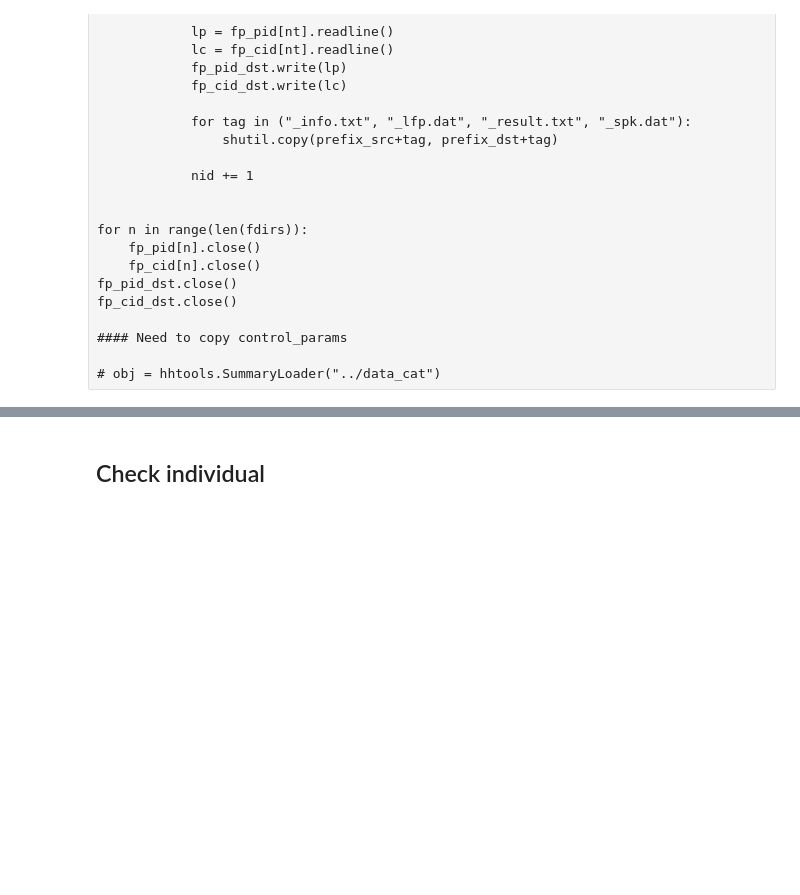
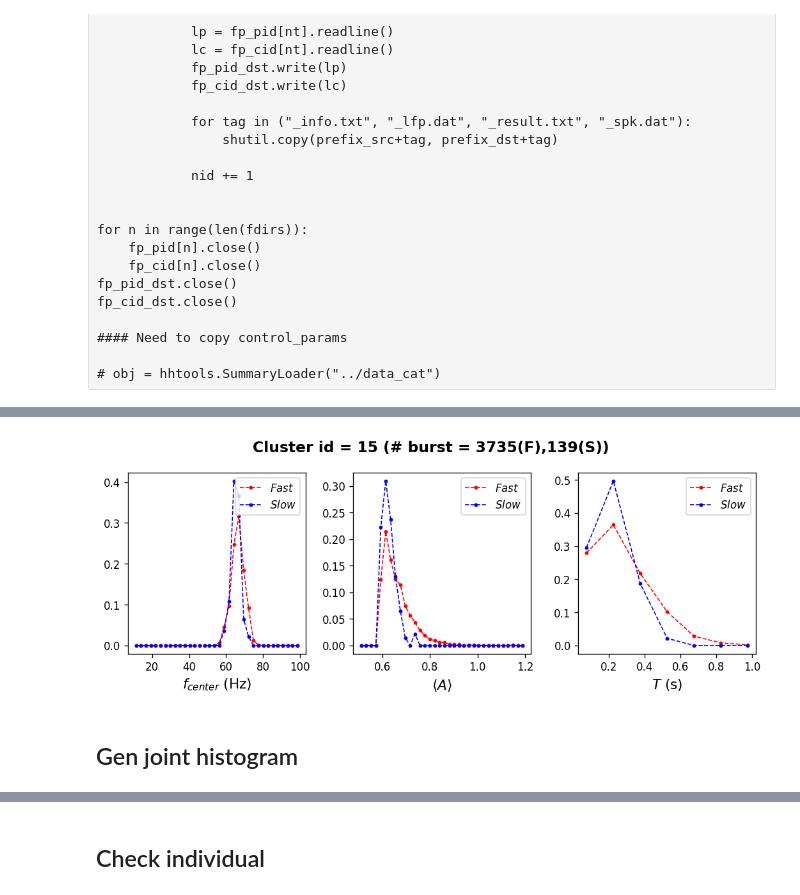
Before and after one commit to jyKim-97/hh_neuralnet, a Jupyter notebook: gen_three_pop_samples/multifreq_burst/burst_props.ipynb, the cells around one changed output, grey strips where cells are left out. Drawn from its saved outputs; the diff is of its cells as text; code cells hidden in the pictures; blank space fills up the shorter version.

```diff
--- a/gen_three_pop_samples/multifreq_burst/burst_props.ipynb
+++ b/gen_three_pop_samples/multifreq_burst/burst_props.ipynb
@@ -157,22 +161,31 @@ K = len(df_burst["cluster_id"].unique())
 range_set = [{} for _ in range(K+1)]
 for nc in range(1, K):
     range_set[nc]["f_range"] = (10, 90)
-    range_set[nc]["amp_range"] = (0.17, 0.3)
+    range_set[nc]["amp_range"] = (0.18, 0.4)
     range_set[nc]["t_range"] = (0, 1.2)
 
 # hard fix
+# range_set[0]["amp_range"]  = (0.18, 1.2)
+
 range_set[5]["amp_range"]  = (0.5, 1.2)
 range_set[6]["amp_range"]  = (0.28, 0.7)
 range_set[7]["amp_range"]  = (0.28, 0.7)
 range_set[8]["amp_range"]  = (0.5, 1.2)
 range_set[9]["amp_range"]  = (0.28, 0.7)
 range_set[10]["amp_range"] = (0.28, 0.7)
-range_set[11]["amp_range"] = (0.5, 1.2)
+range_set[11]["amp_range"] = (0.5, 2)
 range_set[12]["amp_range"] = (0.5, 1.2)
 range_set[13]["amp_range"] = (0.5, 1.2)
-range_set[14]["amp_range"] = (0.5, 1.2)
+range_set[14]["amp_range"] = (0.5, 2)
 range_set[15]["amp_range"] = (0.5, 1.2)
+# %%
+nc = 15
+fig = draw_hist(df_burst, nc, norm=True, **range_set[nc], nbin=35)
+# %% [output]
+[figure, added]
 # %%
 for nc in range(1, K+1):
     fig = draw_hist(df_burst, nc, norm=True, **range_set[nc], nbin=35)
     fig.savefig("./figs/burst_info_%02d.png"%(nc), dpi=150)
+# %% [markdown]
+## Gen joint histogram
```
Also changed, not shown: parts of 11 cells of this notebook, 10 other files.
